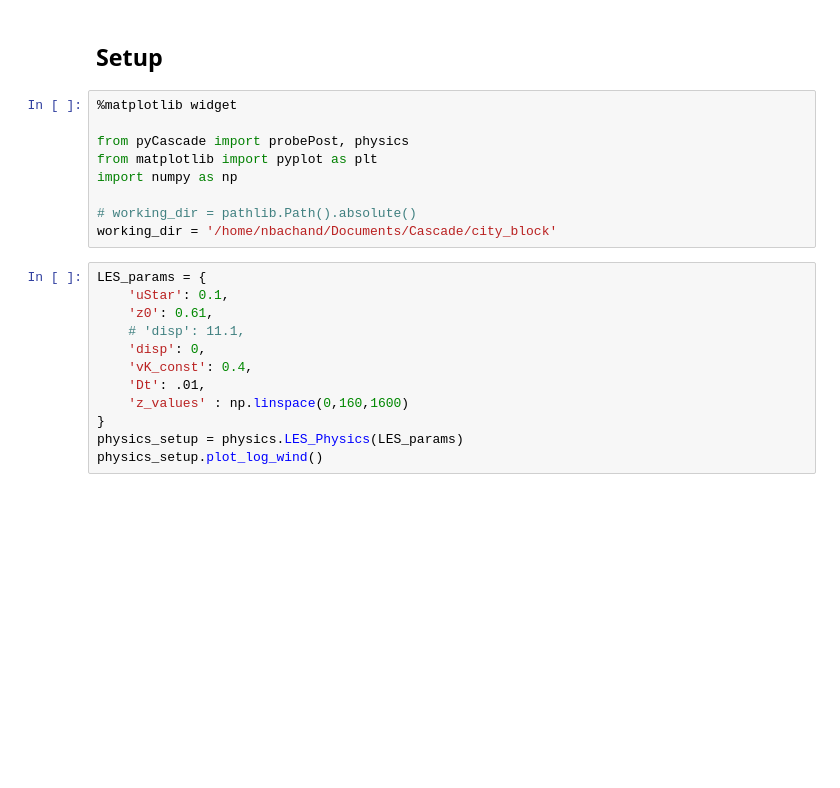
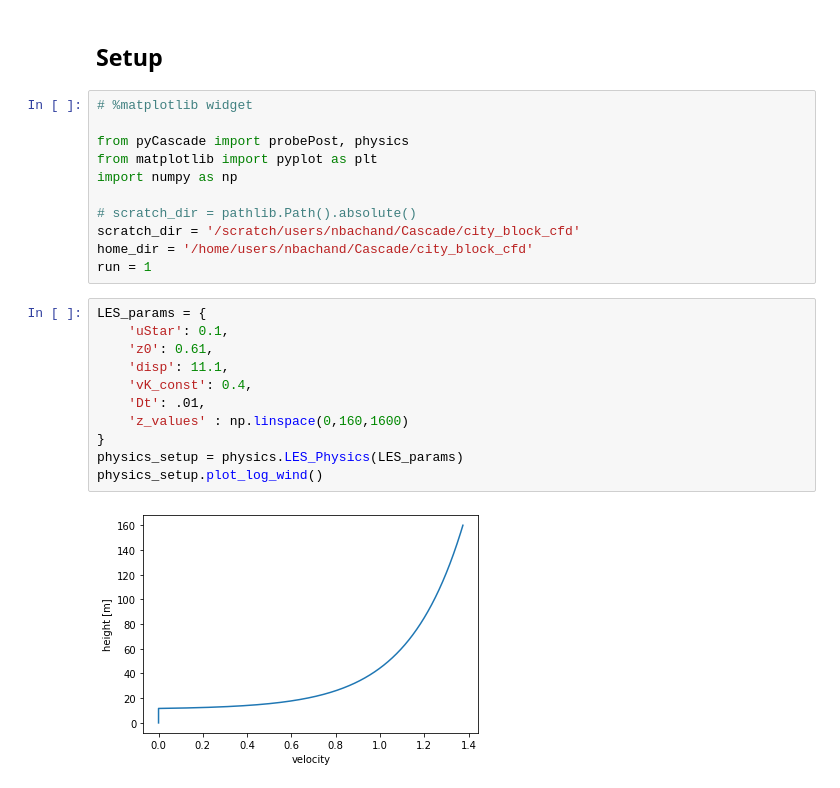
Before and after one commit to nbachand/city_block_cfd, a Jupyter notebook: post_processing.ipynb, the cells around one changed output. Saved outputs shown, nothing was run; the diff lists cells and outputs as text; blank space fills up the shorter version.

Commit message:
Bring pyCascade updates from sherlock branch

```diff
--- a/post_processing.ipynb
+++ b/post_processing.ipynb
@@ -1,23 +1,26 @@
 # %% [markdown]
 ## Setup
 # %%
-%matplotlib widget
+# %matplotlib widget
 
 from pyCascade import probePost, physics
 from matplotlib import pyplot as plt
 import numpy as np
 
-# working_dir = pathlib.Path().absolute()
-working_dir = '/home/nbachand/Documents/Cascade/city_block'
+# scratch_dir = pathlib.Path().absolute()
+scratch_dir = '/scratch/users/nbachand/Cascade/city_block_cfd'
+home_dir = '/home/users/nbachand/Cascade/city_block_cfd'
+run = 1
 # %%
 LES_params = {
     'uStar': 0.1,
     'z0': 0.61,
-    # 'disp': 11.1,
-    'disp': 0,
+    'disp': 11.1,
     'vK_const': 0.4,
     'Dt': .01,
     'z_values' : np.linspace(0,160,1600)
 }
 physics_setup = physics.LES_Physics(LES_params)
 physics_setup.plot_log_wind()
+# %% [output]
+[figure, added]
```
Also changed, not shown: parts of 5 cells of this notebook, 3 other files.
